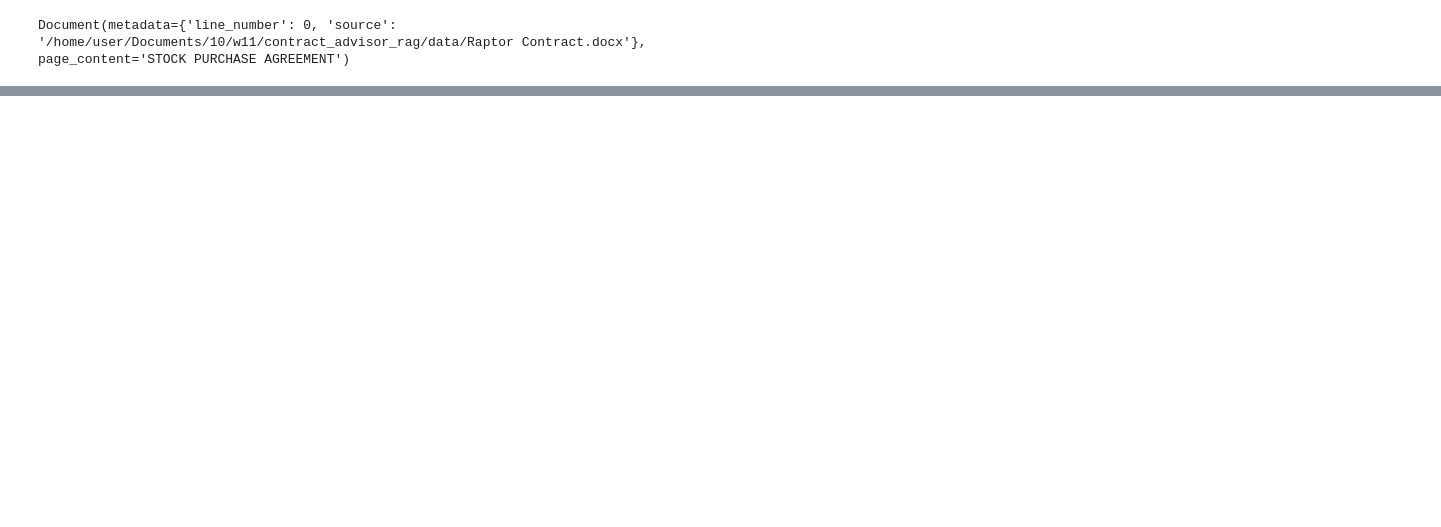
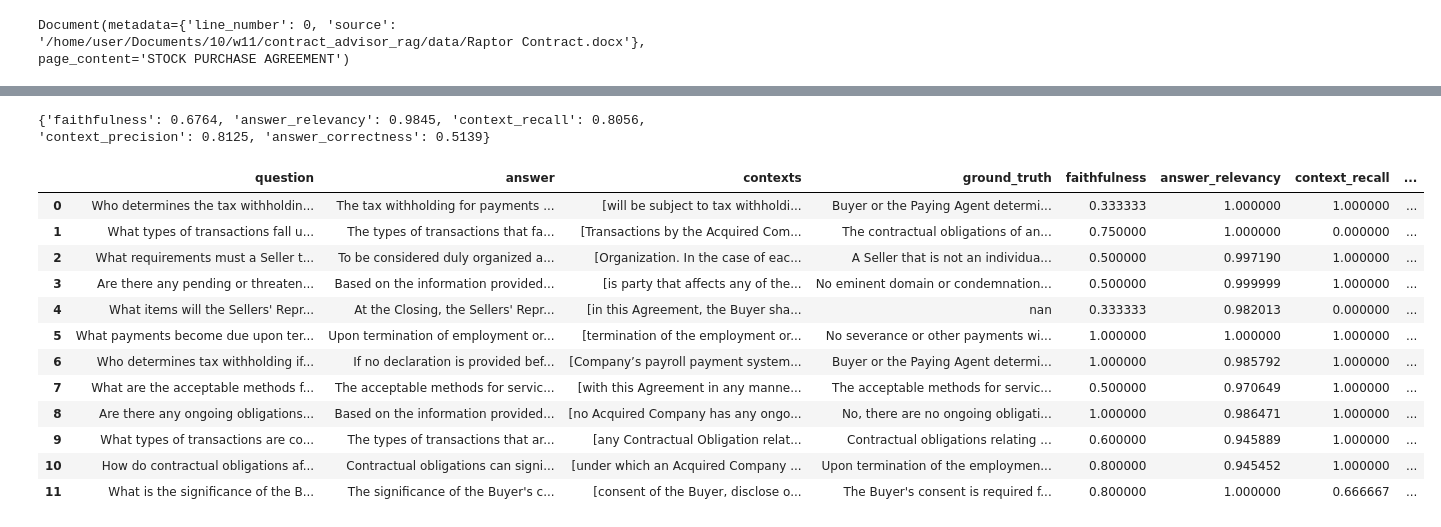
Before and after one commit to jadmassu/contract_advisor_rag, a Jupyter notebook: notebook/Untitled.ipynb, the cells around one changed output, grey strips where cells are left out. Drawn from its saved outputs; the diff is of its cells as text; code cells hidden in the pictures; blank space fills up the shorter version.

Commit message:
ragas added

```diff
--- a/notebook/Untitled.ipynb
+++ b/notebook/Untitled.ipynb
@@ -123,0 +302,17 @@ db.similarity_search_with_score("Under what circumstances and to what extent the
+# %%
+answers = []
+contexts = []
+
+for question in test_questions:
+  response = rag_chain.invoke({"question" : question})
+  answers.append(response["response"].content)
+  contexts.append([context.page_content for context in response["context"]])
+# %%
+from datasets import Dataset
+
+response_dataset = Dataset.from_dict({
+    "question" : test_questions,
+    "answer" : answers,
+    "contexts" : contexts,
+    "ground_truth" : test_groundtruths
+})
@@ -123,0 +329,39 @@ db.similarity_search_with_score("Under what circumstances and to what extent the
+# %%
+from ragas import evaluate
+from ragas.metrics import (
+    faithfulness,
+    answer_relevancy,
+    answer_correctness,
+    context_recall,
+    context_precision,
+)
+
+metrics = [
+    faithfulness,
+    answer_relevancy,
+    context_recall,
+    context_precision,
+    answer_correctness,
+]
+# %%
+results = evaluate(response_dataset, metrics)
+results
+# %% [output]
+{'faithfulness': 0.6764, 'answer_relevancy': 0.9845, 'context_recall': 0.8056, 'context_precision': 0.8125, 'answer_correctness': 0.5139}
+# %%
+results_df = results.to_pandas()
+results_df
+# %% [output]
+|  | question | answer | contexts | ground_truth | faithfulness | answer_relevancy | context_recall | ... |
+| 0 | Who determines the tax withholdin... | The tax withholding for payments ... | [will be subject to tax withholdi... | Buyer or the Paying Agent determi... | 0.333333 | 1.000000 | 1.000000 | ... |
+| 1 | What types of transactions fall u... | The types of transactions that fa... | [Transactions by the Acquired Com... | The contractual obligations of an... | 0.750000 | 1.000000 | 0.000000 | ... |
+| 2 | What requirements must a Seller t... | To be considered duly organized a... | [Organization. In the case of eac... | A Seller that is not an individua... | 0.500000 | 0.997190 | 1.000000 | ... |
+| 3 | Are there any pending or threaten... | Based on the information provided... | [is party that affects any of the... | No eminent domain or condemnation... | 0.500000 | 0.999999 | 1.000000 | ... |
+| 4 | What items will the Sellers' Repr... | At the Closing, the Sellers' Repr... | [in this Agreement, the Buyer sha... | nan | 0.333333 | 0.982013 | 0.000000 | ... |
+| 5 | What payments become due upon ter... | Upon termination of employment or... | [termination of the employment or... | No severance or other payments wi... | 1.000000 | 1.000000 | 1.000000 | ... |
+| 6 | Who determines tax withholding if... | If no declaration is provided bef... | [Company’s payroll payment system... | Buyer or the Paying Agent determi... | 1.000000 | 0.985792 | 1.000000 | ... |
+| 7 | What are the acceptable methods f... | The acceptable methods for servic... | [with this Agreement in any manne... | The acceptable methods for servic... | 0.500000 | 0.970649 | 1.000000 | ... |
+| 8 | Are there any ongoing obligations... | Based on the information provided... | [no Acquired Company has any ongo... | No, there are no ongoing obligati... | 1.000000 | 0.986471 | 1.000000 | ... |
+| 9 | What types of transactions are co... | The types of transactions that ar... | [any Contractual Obligation relat... | Contractual obligations relating ... | 0.600000 | 0.945889 | 1.000000 | ... |
+| 10 | How do contractual obligations af... | Contractual obligations can signi... | [under which an Acquired Company ... | Upon termination of the employmen... | 0.800000 | 0.945452 | 1.000000 | ... |
+| 11 | What is the significance of the B... | The significance of the Buyer's c... | [consent of the Buyer, disclose o... | The Buyer's consent is required f... | 0.800000 | 1.000000 | 0.666667 | ... |
```
Also changed, not shown: parts of 48 cells of this notebook, 7 other files.
